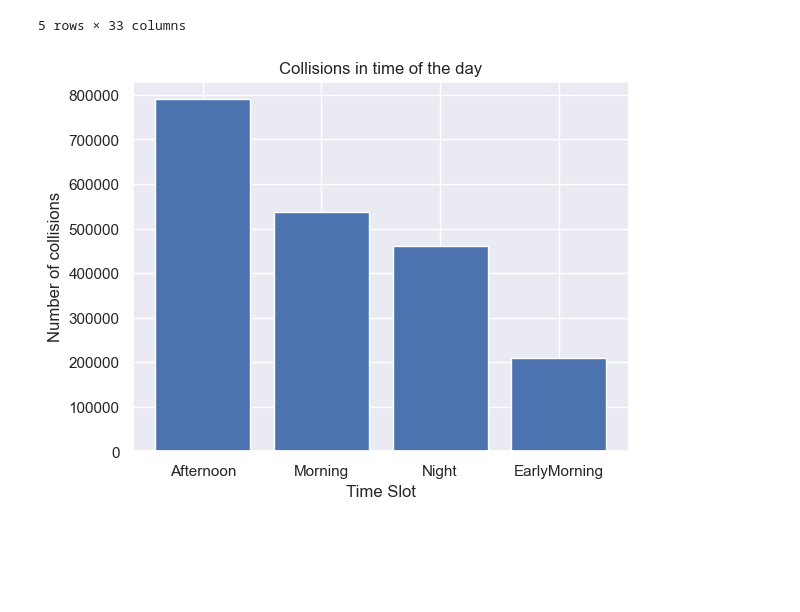
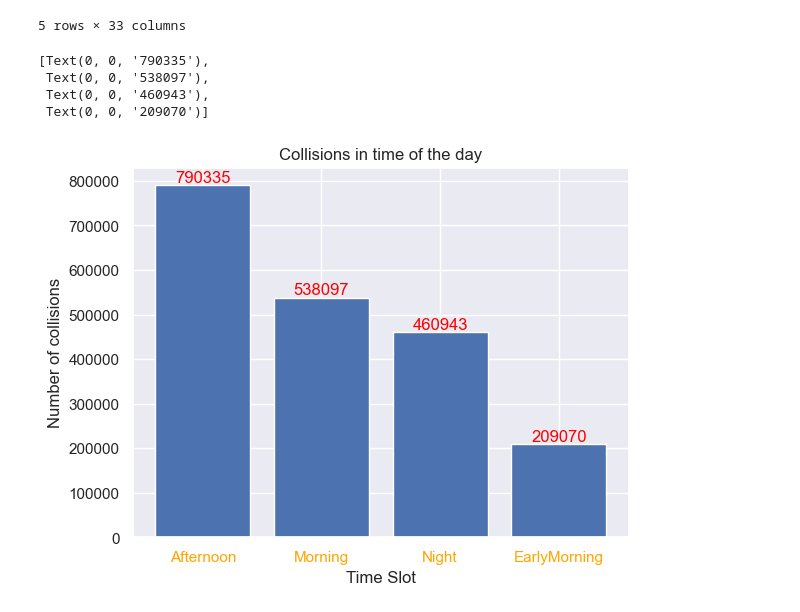
Before and after one commit to Pythorium-Quartet/Motor-Vehicle-Collison-Analysis, a Jupyter notebook: MotorVechicleCollisions_NYC.ipynb, the cells around one changed output. Saved outputs shown, nothing was run; the diff lists cells and outputs as text; code cells hidden in the pictures; blank space fills up the shorter version.

```diff
--- a/MotorVechicleCollisions_NYC.ipynb
+++ b/MotorVechicleCollisions_NYC.ipynb
@@ -328,17 +373,31 @@ collision_df1.head()
 # %%
 
 # plot the Collisions by Time of the day
 
 time_df = collision_df1.groupby('TimeBin').count()['collision_id'].reset_index(name='Number of collisions').sort_values(by='Number of collisions',ascending=False)
 time_df
 # Plot the bar chart to visually compare the number of collisions in New York boroughs
 
 
-plt.bar(time_df['TimeBin'],time_df['Number of collisions'])
-plt.xlabel('Time Slot')
-plt.ylabel('Number of collisions')
-plt.title('Collisions in time of the day')
+#plt.bar(time_df['TimeBin'],time_df['Number of collisions'])
+#plt.xlabel('Time Slot')
+#plt.ylabel('Number of collisions')
+#plt.title('Collisions in time of the day')
 
-plt.show()
+#plt.show()
+
+
+fig, ax = plt.subplots()
+ax.set_xlabel('Time Slot')
+ax.set_ylabel('Number of collisions')
+ax.set_title('Collisions in time of the day')
+x_pos = np.arange(len(time_df['TimeBin']))
+ax.set_xticks(x_pos, time_df['TimeBin'], color='orange')
+bars = ax.bar(time_df['TimeBin'],time_df['Number of collisions'])
+ax.bar_label(bars, color = 'red')
 # %% [output]
+[Text(0, 0, '790335'),
+ Text(0, 0, '538097'),
+ Text(0, 0, '460943'),
+ Text(0, 0, '209070')]
-[figure, old version]
+[figure, new version]
```
Also changed, not shown: parts of 3 cells of this notebook.
